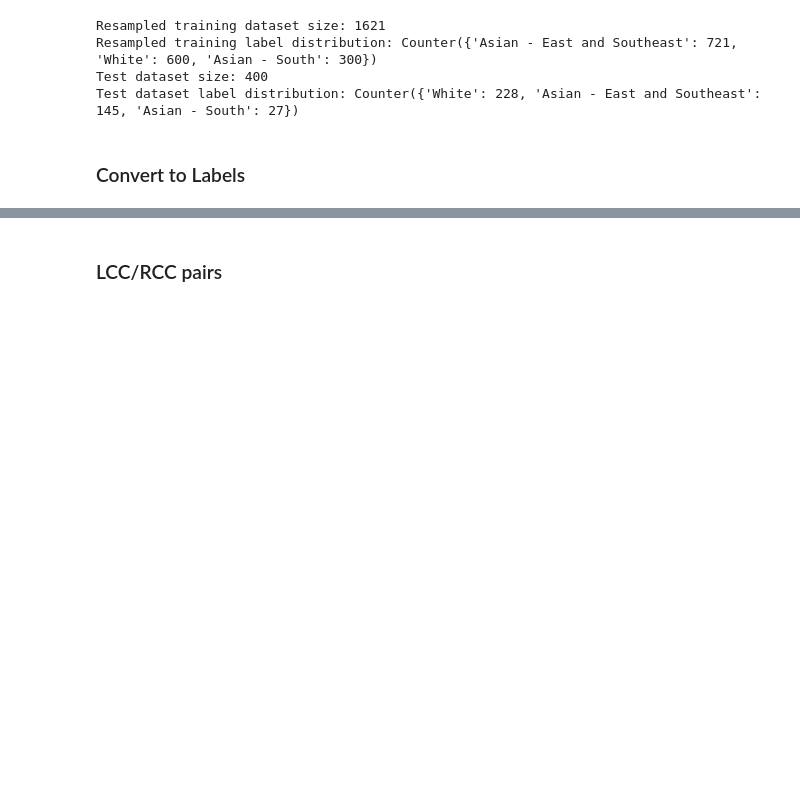
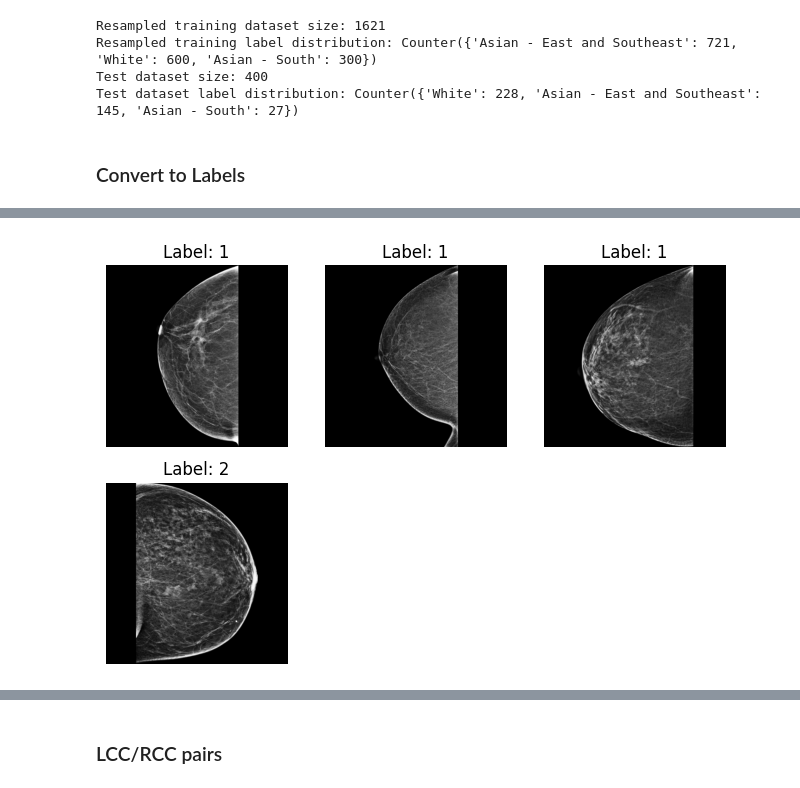
Before and after one commit to Ollivvt/AI-ethnicity-med-image, a Jupyter notebook: Mammo/Mammo_EfficientNetB3_DA_0129.ipynb, the cells around one changed output, grey strips where cells are left out. Cells and saved outputs as stored; diff of their text form; code cells hidden in the pictures; blank space fills up the shorter version.

```diff
--- a/Mammo/Mammo_EfficientNetB3_DA_0129.ipynb
+++ b/Mammo/Mammo_EfficientNetB3_DA_0129.ipynb
@@ -297,2 +300,26 @@ test_lcc_dataset = create_lcc_dataset(
+# %%
+import matplotlib.pyplot as plt
+
+# Function to visualize a batch of images
+def show_images_from_dataset(dataset, num_images=9):
+    # Take a batch of images and labels
+    for images, labels in dataset.take(1):  # Take one batch
+        images = images.numpy()  # Convert Tensor to NumPy array
+        labels = labels.numpy()
+
+        # Plot images in a grid
+        plt.figure(figsize=(8, 8))
+        for i in range(min(num_images, images.shape[0])):
+            plt.subplot(3, 3, i + 1)
+            plt.imshow(images[i].squeeze(), cmap='gray')  # Squeeze in case of single-channel images
+            plt.title(f"Label: {labels[i]}")
+            plt.axis("off")
+        plt.show()
+        break  # Only take one batch
+
+# Display a batch from the training dataset
+show_images_from_dataset(train_lcc_dataset)
+# %% [output]
+[figure, added]
 # %%
 # Define input layer for 1-channel (grayscale) input
```
Also changed, not shown: parts of 9 cells of this notebook.
